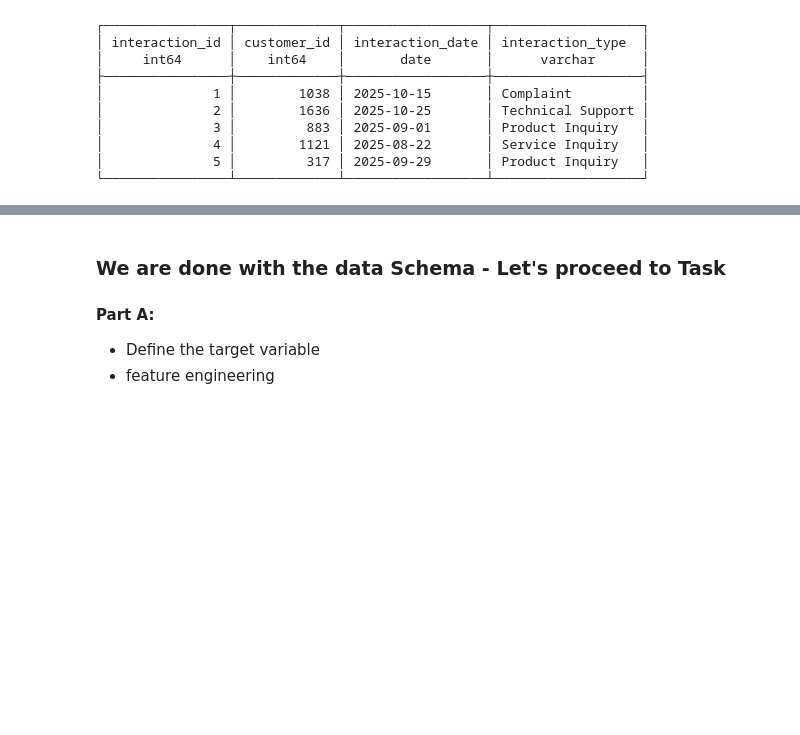
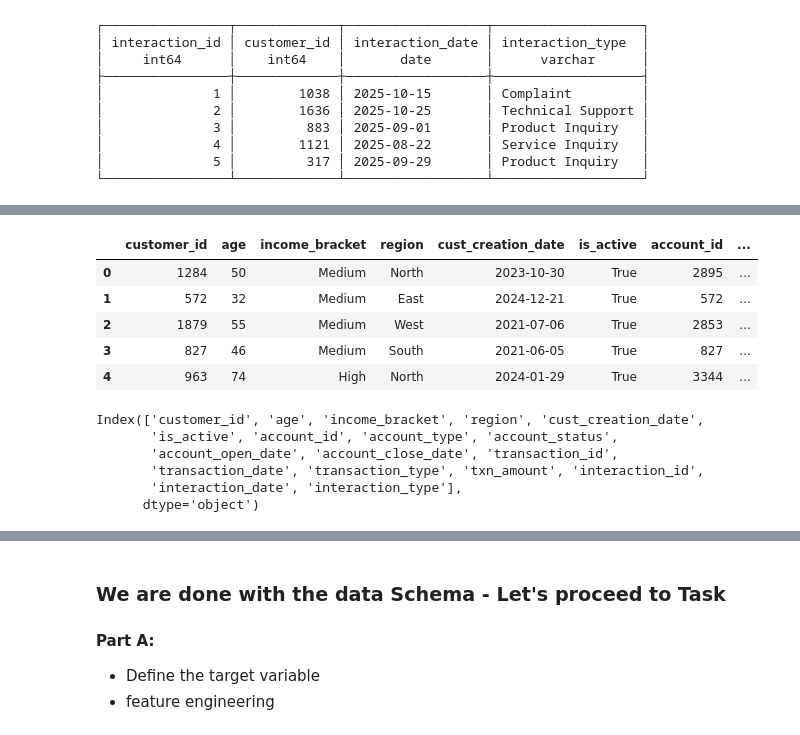
Before and after one commit to abiolaks/churn_prediction_n_anomaly_detection, a Jupyter notebook: notebooks/customer_churn_prediction.ipynb, the cells around one changed output, grey strips where cells are left out. Saved outputs shown, nothing was run; the diff lists cells and outputs as text; code cells hidden in the pictures; blank space fills up the shorter version.

```diff
--- a/notebooks/customer_churn_prediction.ipynb
+++ b/notebooks/customer_churn_prediction.ipynb
@@ -265,0 +356,44 @@ merged_data = con.sql("""
+# %%
+# merge all the data into a single table for analysis and save it to a dataframe
+merged_data = con.sql("""
+SELECT
+    c.customer_id AS customer_id,
+    c.age,
+    c.income_bracket,
+    c.region,
+    c.cust_creation_date,
+    c.is_active,
+    a.account_id AS account_id,
+    a.account_type,
+    a.status AS account_status,
+    a.open_date AS account_open_date,
+    a.close_date AS account_close_date,
+    t.transaction_id,
+    t.transaction_date,
+    t.transaction_type,
+    t.amount AS txn_amount,
+    i.interaction_id,
+    i.interaction_date,
+    i.interaction_type,
+FROM customer c
+LEFT JOIN account a ON c.customer_id = a.customer_id
+LEFT JOIN transactions t ON a.account_id = t.account_id
+LEFT JOIN interaction i ON c.customer_id = i.customer_id
+""").df()
+merged_data.head() # preview the merged data
+# %% [output]
+|  | customer_id | age | income_bracket | region | cust_creation_date | is_active | account_id | ... |
+| 0 | 1284 | 50 | Medium | North | 2023-10-30 | True | 2895 | ... |
+| 1 | 572 | 32 | Medium | East | 2024-12-21 | True | 572 | ... |
+| 2 | 1879 | 55 | Medium | West | 2021-07-06 | True | 2853 | ... |
+| 3 | 827 | 46 | Medium | South | 2021-06-05 | True | 827 | ... |
+| 4 | 963 | 74 | High | North | 2024-01-29 | True | 3344 | ... |
+# %%
+merged_data.columns
+# %% [output]
+Index(['customer_id', 'age', 'income_bracket', 'region', 'cust_creation_date',
+       'is_active', 'account_id', 'account_type', 'account_status',
+       'account_open_date', 'account_close_date', 'transaction_id',
+       'transaction_date', 'transaction_type', 'txn_amount', 'interaction_id',
+       'interaction_date', 'interaction_type'],
+      dtype='object')
```
Also changed, not shown: parts of 42 cells of this notebook, 13 other files.
